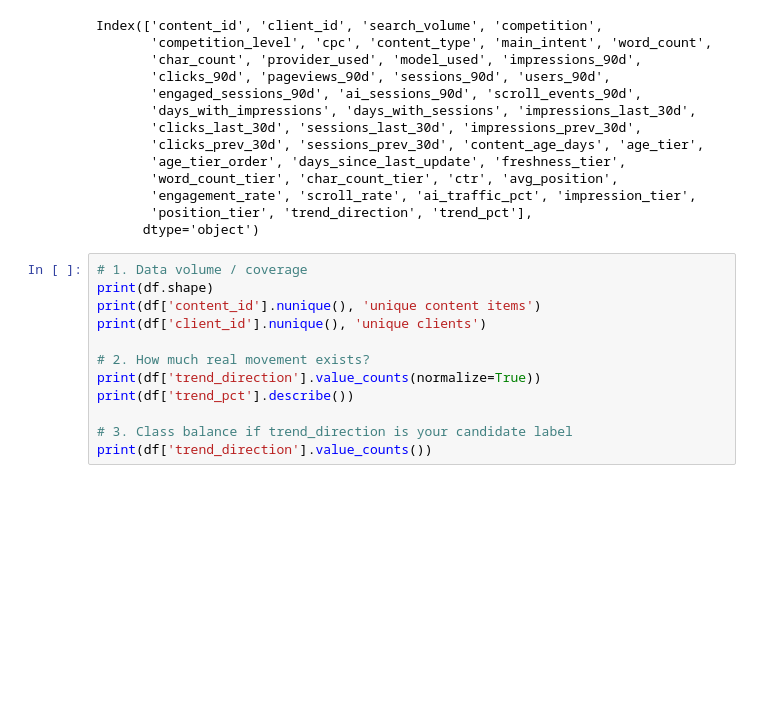
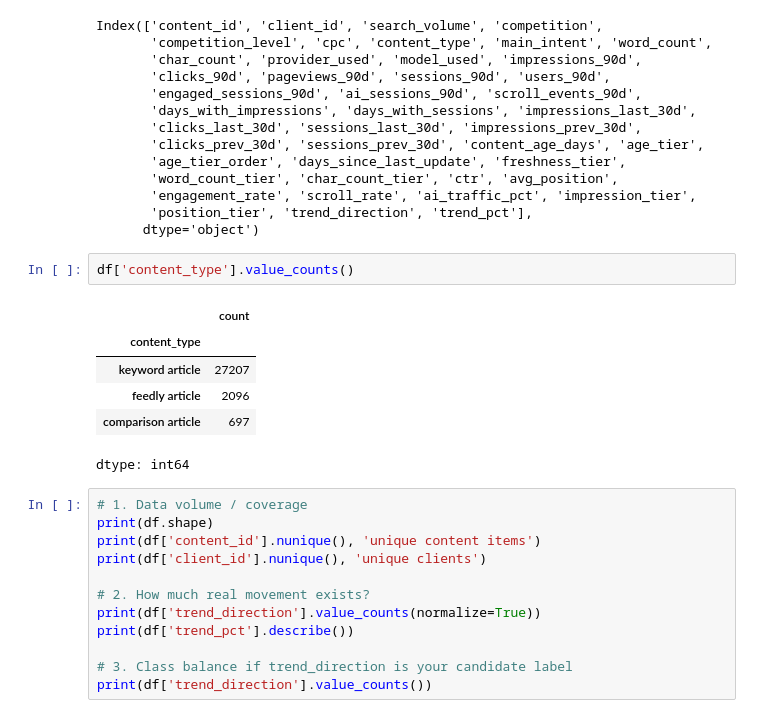
Before and after one commit to Hadeed07/FlyRank-ML, a Jupyter notebook: work/notebooks/w01_research_question.ipynb, the cells around one changed output. Drawn from its saved outputs; the diff is of its cells as text; blank space fills up the shorter version.

```diff
--- a/work/notebooks/w01_research_question.ipynb
+++ b/work/notebooks/w01_research_question.ipynb
@@ -94,6 +100,15 @@ Index(['content_id', 'client_id', 'search_volume', 'competition',
        'engagement_rate', 'scroll_rate', 'ai_traffic_pct', 'impression_tier',
        'position_tier', 'trend_direction', 'trend_pct'],
       dtype='object')
+# %%
+df['content_type'].value_counts()
+# %% [output]
+|  | count |
+| content_type |  |
+| keyword article | 27207 |
+| feedly article | 2096 |
+| comparison article | 697 |
+dtype: int64
 # %%
 # 1. Data volume / coverage
 print(df.shape)
```
Also changed, not shown: parts of 9 cells of this notebook.
